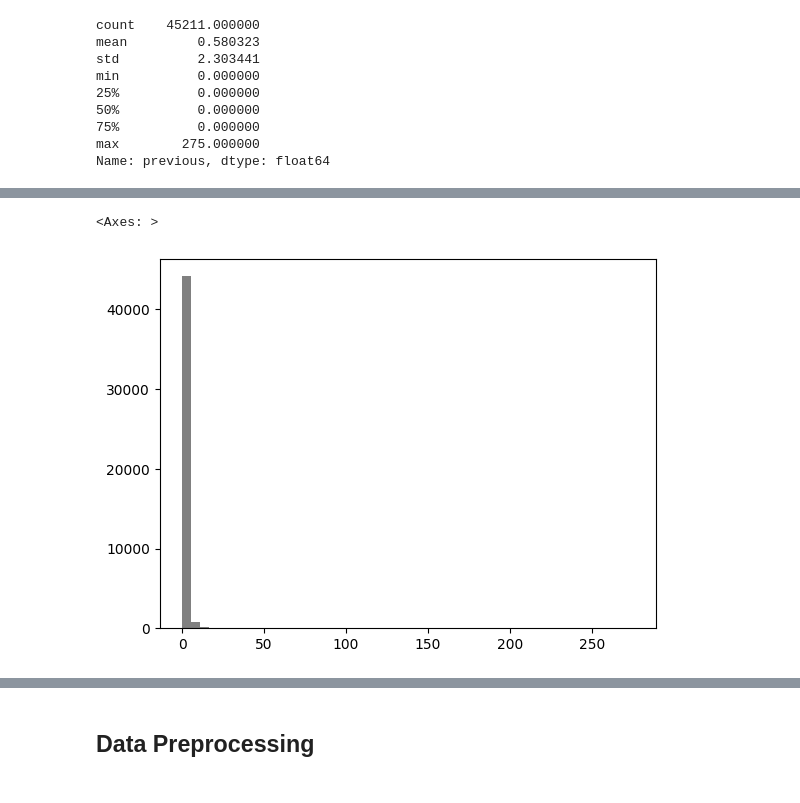
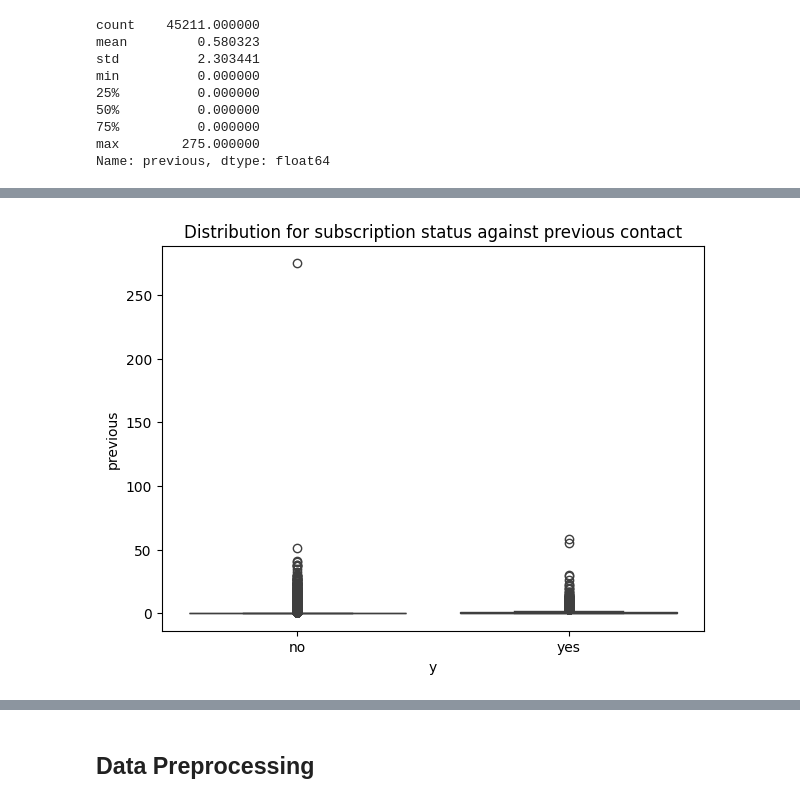
Before and after one commit to pk-aduyaw/term-deposit-subscription, a Jupyter notebook: project-code.ipynb, the cells around one changed output, grey strips where cells are left out. Drawn from its saved outputs; the diff is of its cells as text; code cells hidden in the pictures.

```diff
--- a/project-code.ipynb
+++ b/project-code.ipynb
@@ -383,5 +378,7 @@ sns.boxplot(x='y', y='previous', data=df)
-# %%
-df['previous'].hist(bins=50, grid=False, color='grey')
-# %% [output]
-<Axes: >
-[figure, removed]
+# %%
+plt.figure(figsize=(7, 5))
+sns.boxplot(x='y', y='previous', data=df)
+plt.title('Distribution for subscription status against previous contact')
+plt.show()
+# %% [output]
+[figure, added]
```
Also changed, not shown: parts of 33 cells of this notebook, 1 other file.
